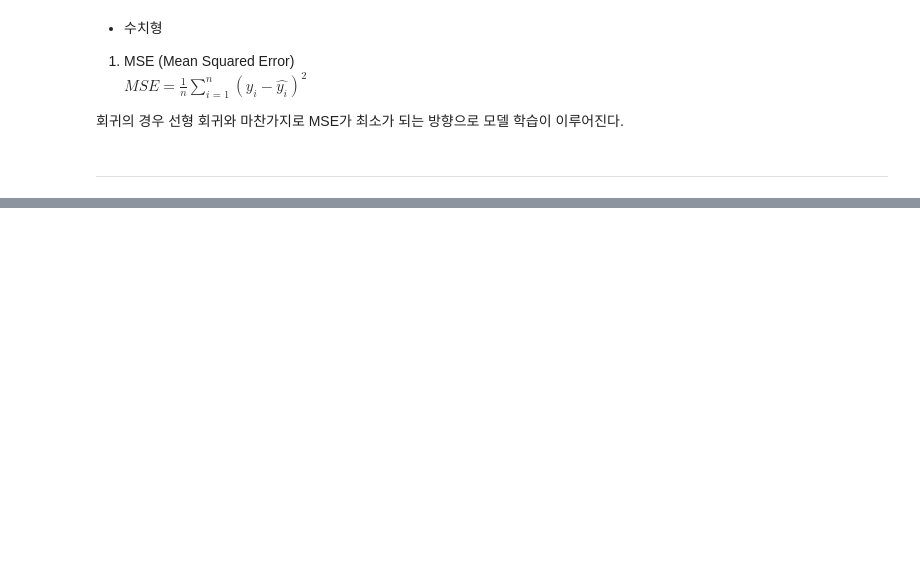
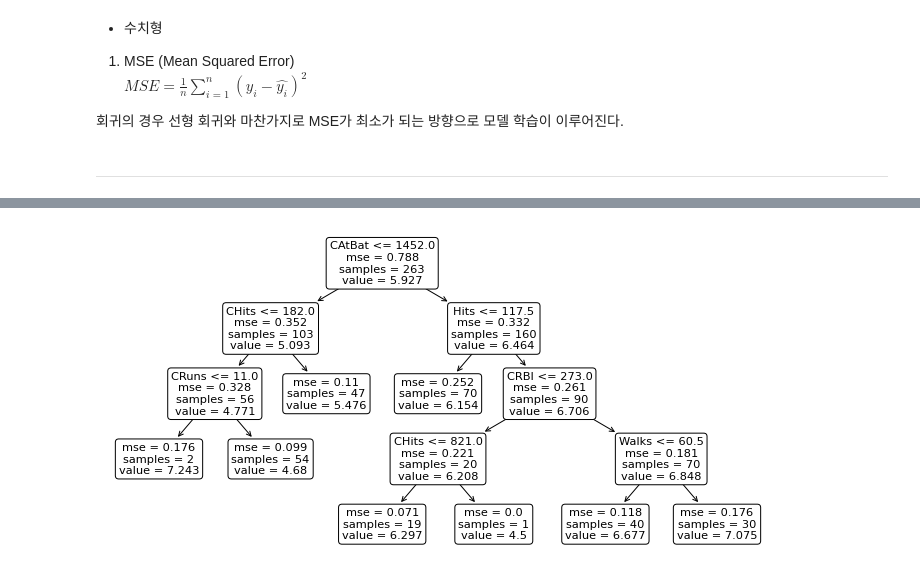
Before and after one commit to iss760/machine-learning, a Jupyter notebook: model/decision_tree.ipynb, the cells around one changed output, grey strips where cells are left out. Cells and saved outputs as stored; diff of their text form; code cells hidden in the pictures; blank space fills up the shorter version.

```diff
--- a/model/decision_tree.ipynb
+++ b/model/decision_tree.ipynb
@@ -129,0 +180,13 @@ $MSE = \frac{1}{n}\sum^{n}_{i=1}(y_{i}-\hat{y_{i}})^{2}$
+# %%
+# 최적의 leaf nodes로 Decision tree 학습
+regr_tree = tree.DecisionTreeRegressor(max_leaf_nodes=opt_leaf)
+regr_tree.fit(X, y)
+
+# 트리 구조 시각화
+plt.figure(figsize=(12, 6))
+tree.plot_tree(regr_tree,
+               feature_names=X.columns,
+               rounded=True)
+plt.show()
+# %% [output]
+[figure, added]
```
Also changed, not shown: parts of 8 cells of this notebook.
